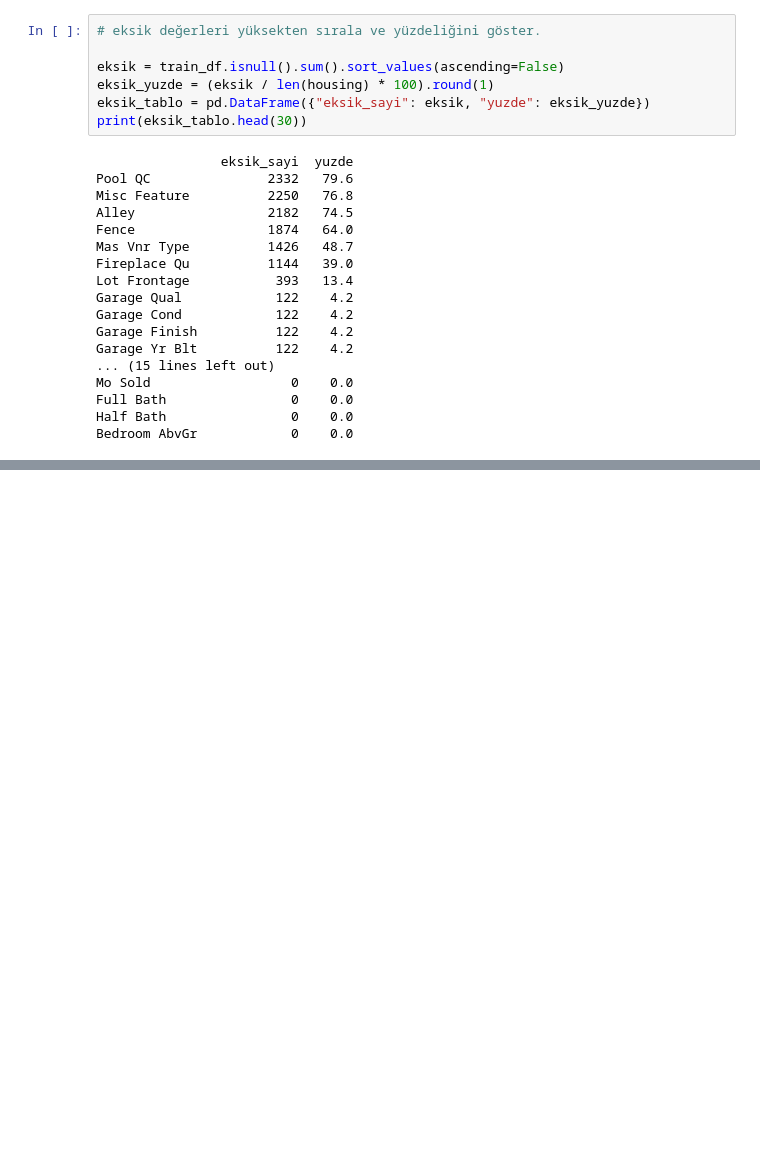
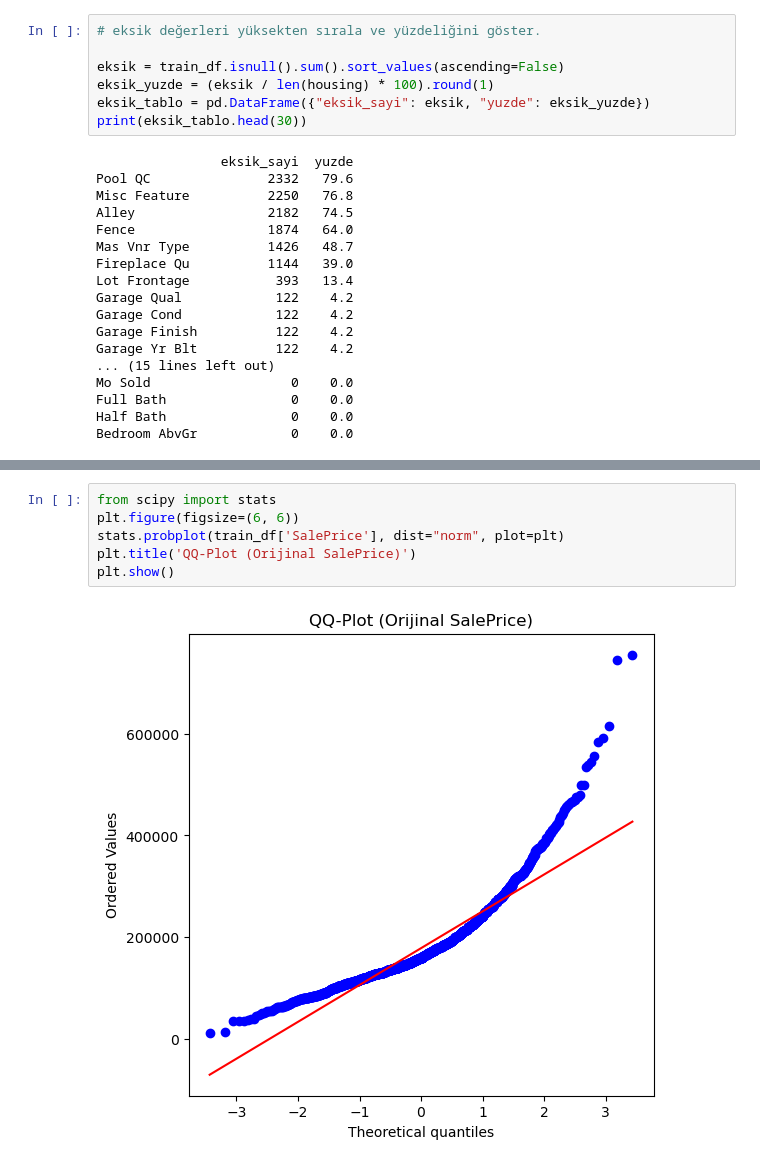
Before and after one commit to enesacarq/ames-housing-price-prediction, a Jupyter notebook: ames_house_price_analysis.ipynb, the cells around one changed output, grey strips where cells are left out. Drawn from its saved outputs; the diff is of its cells as text; blank space fills up the shorter version.

```diff
--- a/ames_house_price_analysis.ipynb
+++ b/ames_house_price_analysis.ipynb
@@ -139,0 +157,8 @@ Bedroom AbvGr            0    0.0
+# %%
+from scipy import stats
+plt.figure(figsize=(6, 6))
+stats.probplot(train_df['SalePrice'], dist="norm", plot=plt)
+plt.title('QQ-Plot (Orijinal SalePrice)')
+plt.show()
+# %% [output]
+[figure, added]
```
Also changed, not shown: parts of 7 cells of this notebook.
